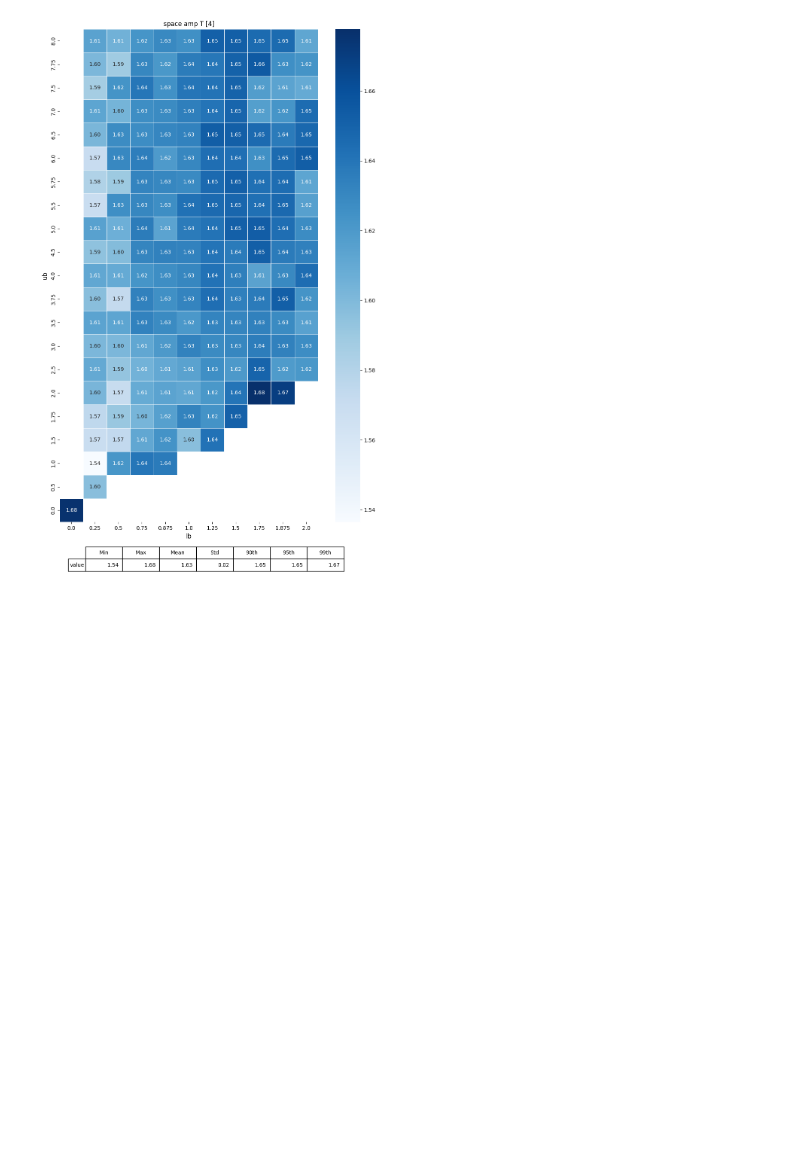
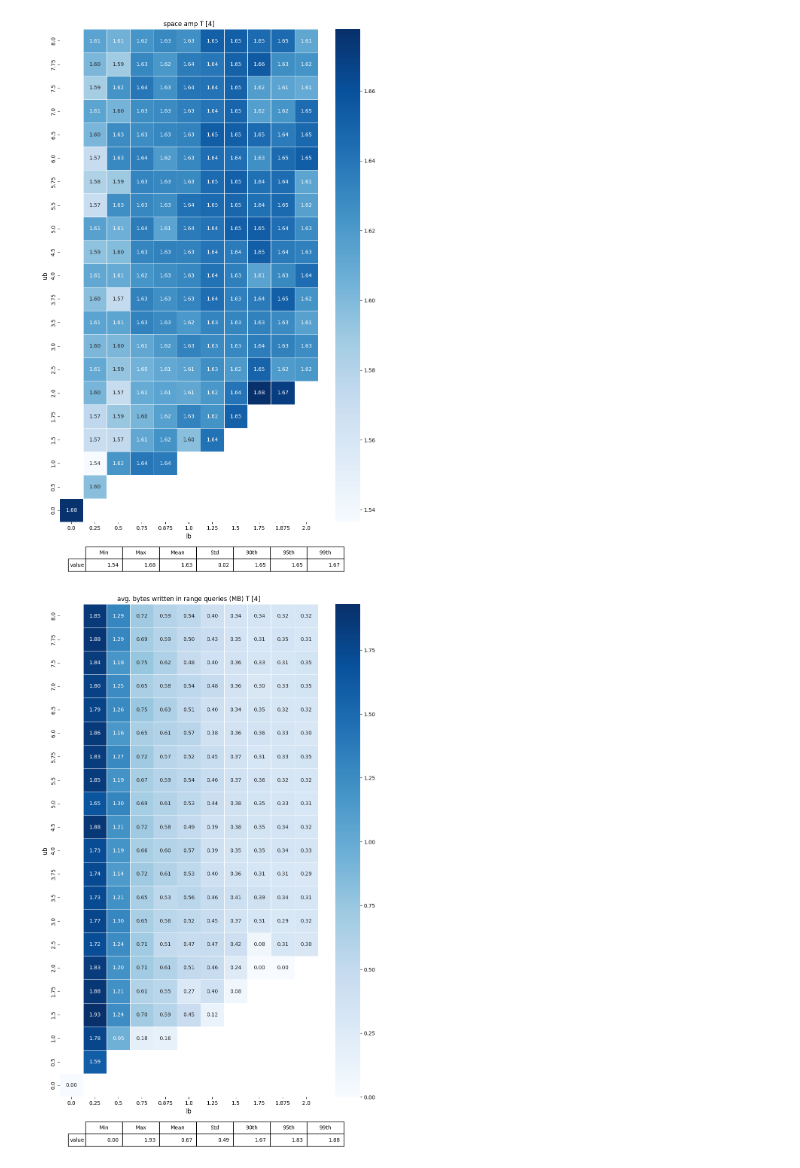
Before and after one commit to SSD-Brandeis/LSMQueryDrivenCompaction, a Jupyter notebook: development/rocksdb/examples/__working_branch/experiments/heatmapplot.ipynb, the cells around one changed output. Drawn from its saved outputs; the diff is of its cells as text; code cells hidden in the pictures; blank space fills up the shorter version.

```diff
--- a/development/rocksdb/examples/__working_branch/experiments/heatmapplot.ipynb
+++ b/development/rocksdb/examples/__working_branch/experiments/heatmapplot.ipynb
@@ -526,12 +644,18 @@ for exp in experiments_to_plot:
 # %%
 plotheatmaps = PlotHeatMaps(all_stats)
 
 plotheatmaps.total_bytes_written()
 plotheatmaps.compaction_debt()
 plotheatmaps.writeamp_debt()
 plotheatmaps.spaceamp_debt()
+plotheatmaps.avg_bytes_written_for_range_queries()
+plotheatmaps.total_bytes_read_compaction()
+plotheatmaps.avg_bytes_read_range_query()
+plotheatmaps.avg_time_of_range_queries()
+plotheatmaps.overall_data_movement()
 # %% [output]
 [figure]
 [figure]
 [figure]
 [figure]
+[figure, added]
```
Also changed, not shown: parts of 2 cells of this notebook.
